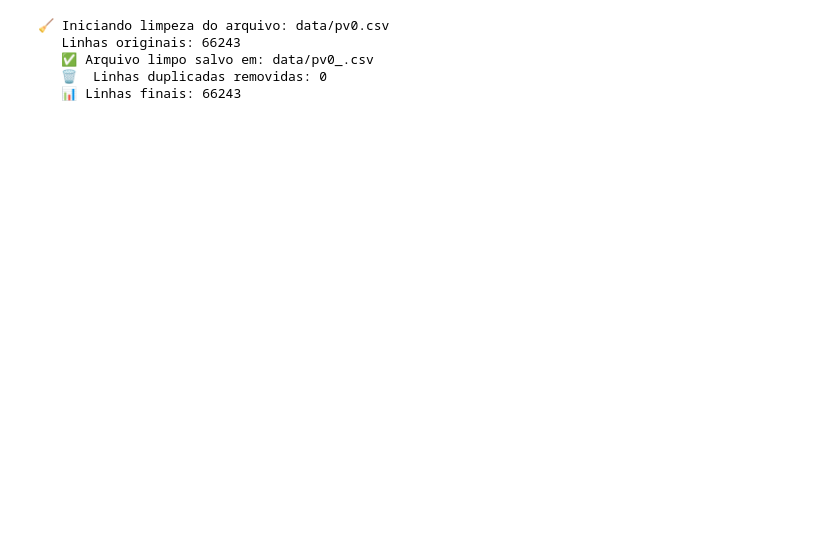
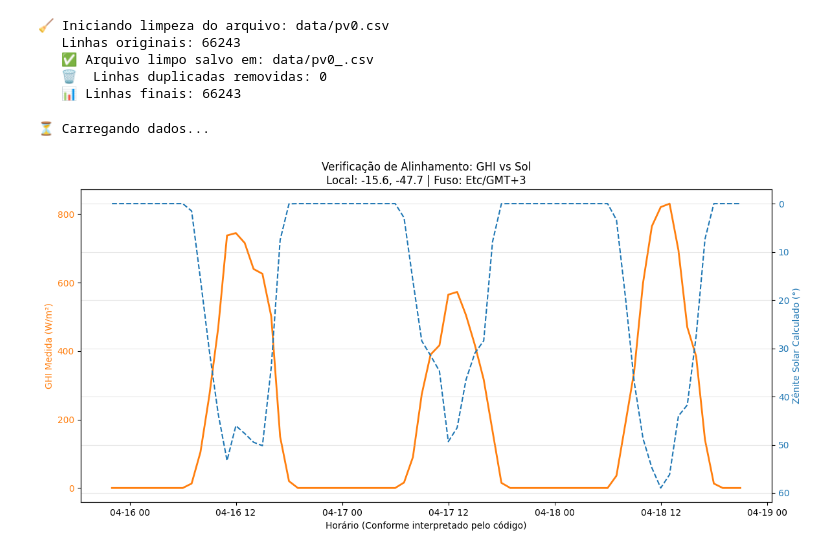
Before and after one commit to f-arruda/pytorch-mestrado, a Jupyter notebook: playground.ipynb, the cells around one changed output. Saved outputs shown, nothing was run; the diff lists cells and outputs as text; code cells hidden in the pictures; blank space fills up the shorter version.

```diff
--- a/playground.ipynb
+++ b/playground.ipynb
@@ -80,3 +80,57 @@ if __name__ == "__main__":
    ✅ Arquivo limpo salvo em: data/pv0_.csv
    🗑️  Linhas duplicadas removidas: 0
    📊 Linhas finais: 66243
+# %%
+# 1. Configurações
+CSV_PATH = 'data/pv0.csv' # Seu arquivo
+LAT = -15.60
+LON = -47.70
+TZ = 'Etc/GMT+3' # O fuso que estamos usando
+
+# 2. Carrega Dados (Simulando o pipeline)
+print("⏳ Carregando dados...")
+df = pd.read_csv(CSV_PATH)
+df['Date_Time'] = pd.to_datetime(df['Date_Time'])
+df = df.set_index('Date_Time').sort_index()
+
+# Pega um recorte de 3 dias (72 horas) para visualizar
+df_slice = df.iloc[60000:60072].copy()
+
+# 3. Aplica o Preprocessamento de Posição Solar
+# Vamos instanciar a classe apenas para usar as funções de geometria solar
+preprocessor = SolarPreprocessor(latitude=LAT, longitude=LON, timezone=TZ)
+
+# Força o tratamento de data igual ao do treino
+df_slice = preprocessor._ensure_datetime_index(df_slice)
+df_slice = preprocessor._calculate_solar_position(df_slice)
+
+# 4. Plotagem
+fig, ax1 = plt.subplots(figsize=(12, 6))
+
+# Eixo 1: Radiação Medida (GHI)
+color1 = 'tab:orange'
+ax1.set_xlabel('Horário (Conforme interpretado pelo código)')
+ax1.set_ylabel('GHI Medida (W/m²)', color=color1)
+# Tenta achar a coluna de GHI (ajuste o nome se precisar)
+col_ghi = 'ghi' if 'ghi' in df_slice.columns else 'Irradiação Global horária(horizontal) kWh/m2'
+if col_ghi not in df_slice.columns:
+    # Tenta pegar pelo índice se não achar nome
+    col_ghi = df_slice.columns[1]
+
+ax1.plot(df_slice.index, df_slice[col_ghi], color=color1, label='GHI Medida', linewidth=2)
+ax1.tick_params(axis='y', labelcolor=color1)
+
+# Eixo 2: Zênite Solar (Calculado) - Invertido pois menor Zênite = Sol mais alto
+ax2 = ax1.twinx()
+color2 = 'tab:blue'
+ax2.set_ylabel('Zênite Solar Calculado (°)', color=color2)
+ax2.plot(df_slice.index, df_slice['Pot_BT'], color=color2, linestyle='--', label='Posição Solar (Zênite)')
+ax2.tick_params(axis='y', labelcolor=color2)
+ax2.invert_yaxis() # Inverte para o pico do gráfico ser o meio-dia
+
+plt.title(f'Verificação de Alinhamento: GHI vs Sol\nLocal: {LAT}, {LON} | Fuso: {TZ}')
+fig.tight_layout()
+plt.grid(True, alpha=0.3)
+# %% [output]
+⏳ Carregando dados...
+[figure, added]
```
Also changed, not shown: parts of 2 cells of this notebook, 8 other files.
